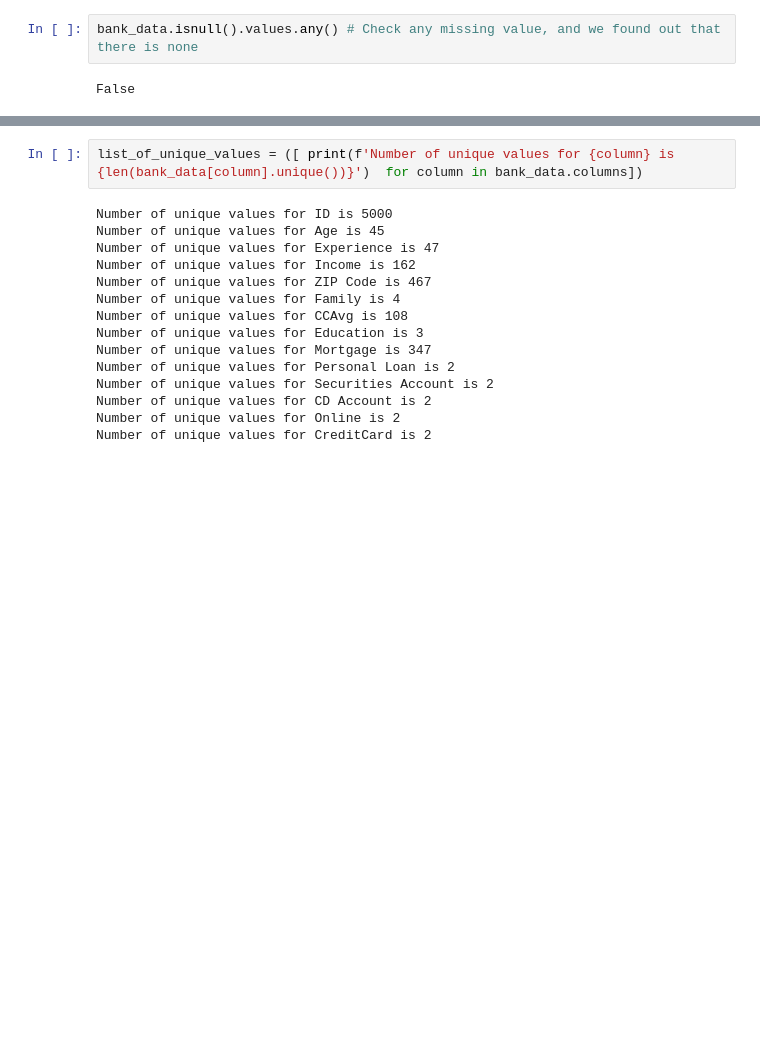
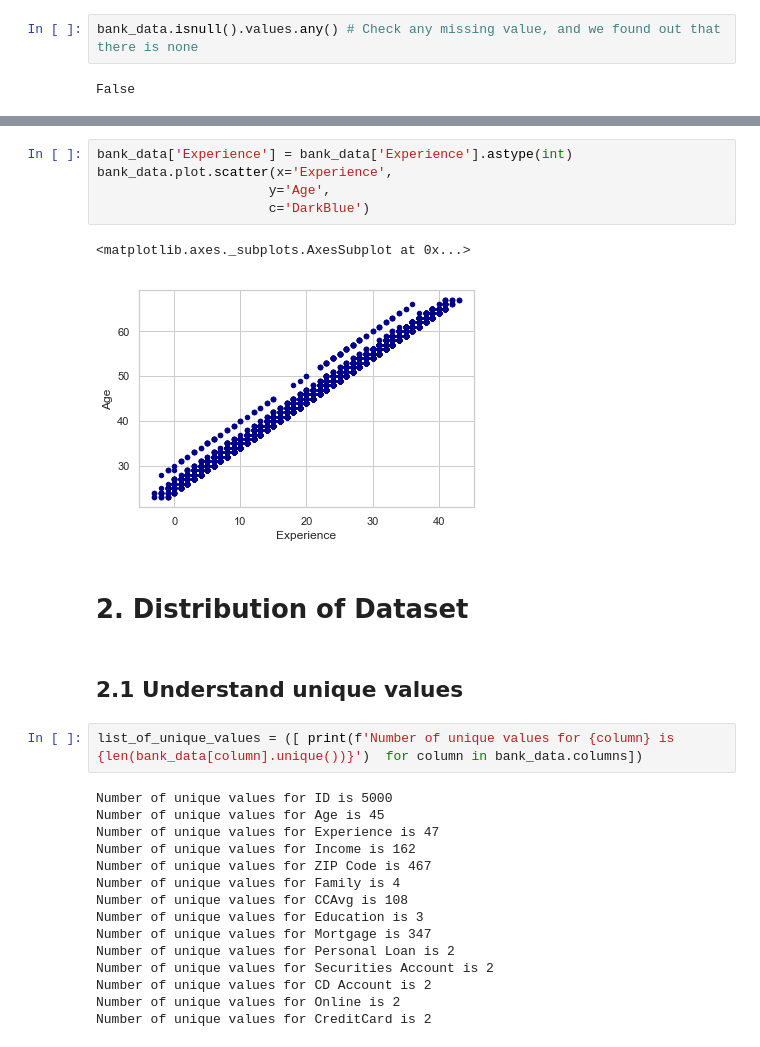
Before and after one commit to koksoon100/UTexas-Austin-Week-6-Assignment, a Jupyter notebook: week_2_assignment.ipynb, the cells around one changed output, grey strips where cells are left out. Saved outputs shown, nothing was run; the diff lists cells and outputs as text; blank space fills up the shorter version.

```diff
--- a/week_2_assignment.ipynb
+++ b/week_2_assignment.ipynb
@@ -111,3 +114,15 @@ False
+# %%
+bank_data['Experience'] = bank_data['Experience'].astype(int)
+bank_data.plot.scatter(x='Experience',
+                      y='Age',
+                      c='DarkBlue')
+# %% [output]
+<matplotlib.axes._subplots.AxesSubplot at 0x...>
+[figure, added]
+# %% [markdown]
+# 2. Distribution of Dataset
+# %% [markdown]
+## 2.1 Understand unique values
 # %%
 list_of_unique_values = ([ print(f'Number of unique values for {column} is {len(bank_data[column].unique())}')  for column in bank_data.columns])
 # %% [output]
```
Also changed, not shown: parts of 48 cells of this notebook.
